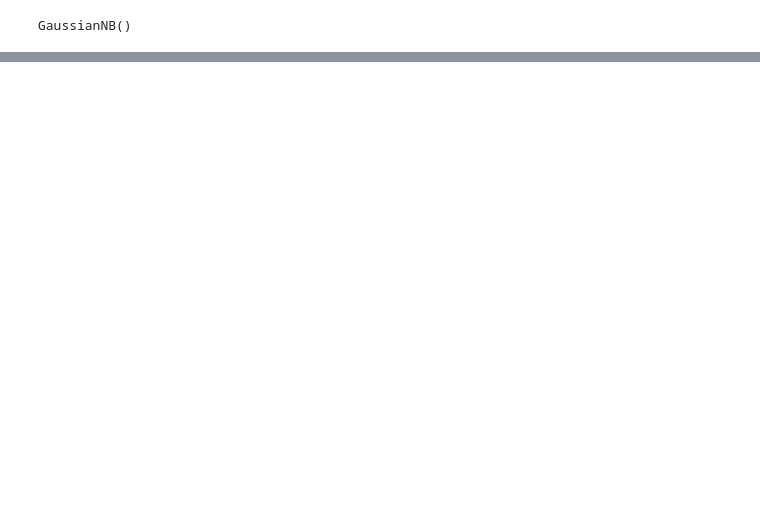
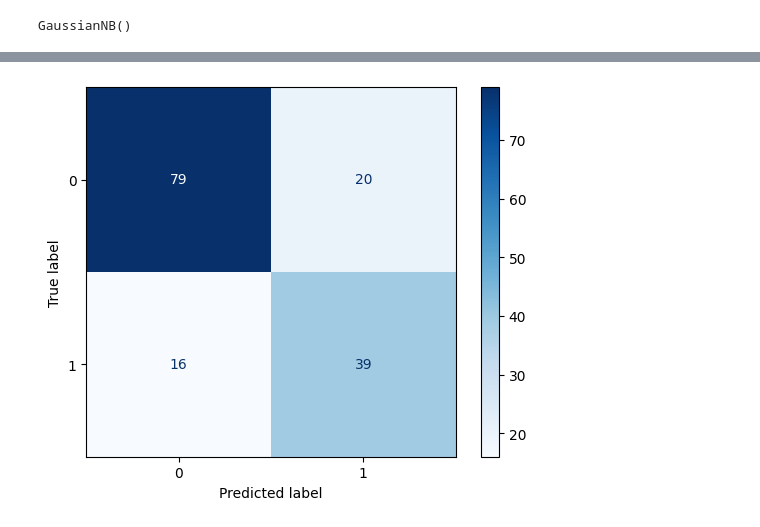
Before and after one commit to sreekumar2003/DSML_Lab, a Jupyter notebook: pro12/dia.ipynb, the cells around one changed output, grey strips where cells are left out. Saved outputs shown, nothing was run; the diff lists cells and outputs as text; code cells hidden in the pictures; blank space fills up the shorter version.

```diff
--- a/pro12/dia.ipynb
+++ b/pro12/dia.ipynb
@@ -67,5 +69,12 @@ model.fit(x_train,y_train)
 # %% [output]
 GaussianNB()
 # %%
-y_pred = model.predict(x_ter)
+y_pred = model.predict(x_test)
+
+accu = accuracy_score(y_test,y_pred)
+print(f'accuracy = {accu}')
+cm = confusion_matrix(y_test,y_pred)
+print(f'Confusion matrix = {cm}')
+cr = classification_report(y_test,y_pred)
+print(f'classification_report = {cr}')
 # %% [output]
@@ -72,0 +92,6 @@ NameError: name 'x_ter' is not defined
+# %%
+cm = ConfusionMatrixDisplay(confusion_matrix=cm,display_labels=model.classes_)
+cm.plot(cmap=plt.cm.Blues)
+plt.show()
+# %% [output]
+[figure, added]
```
Also changed, not shown: parts of 3 cells of this notebook, 2 other files.
